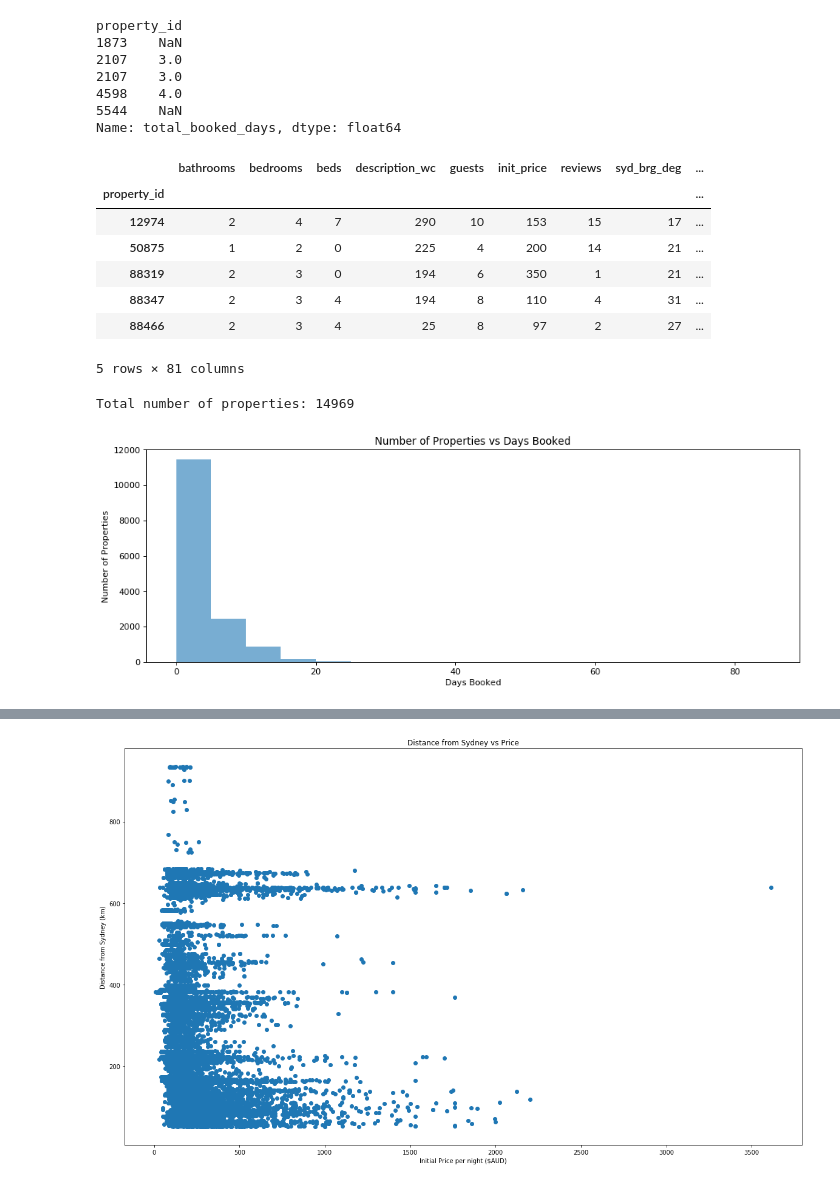
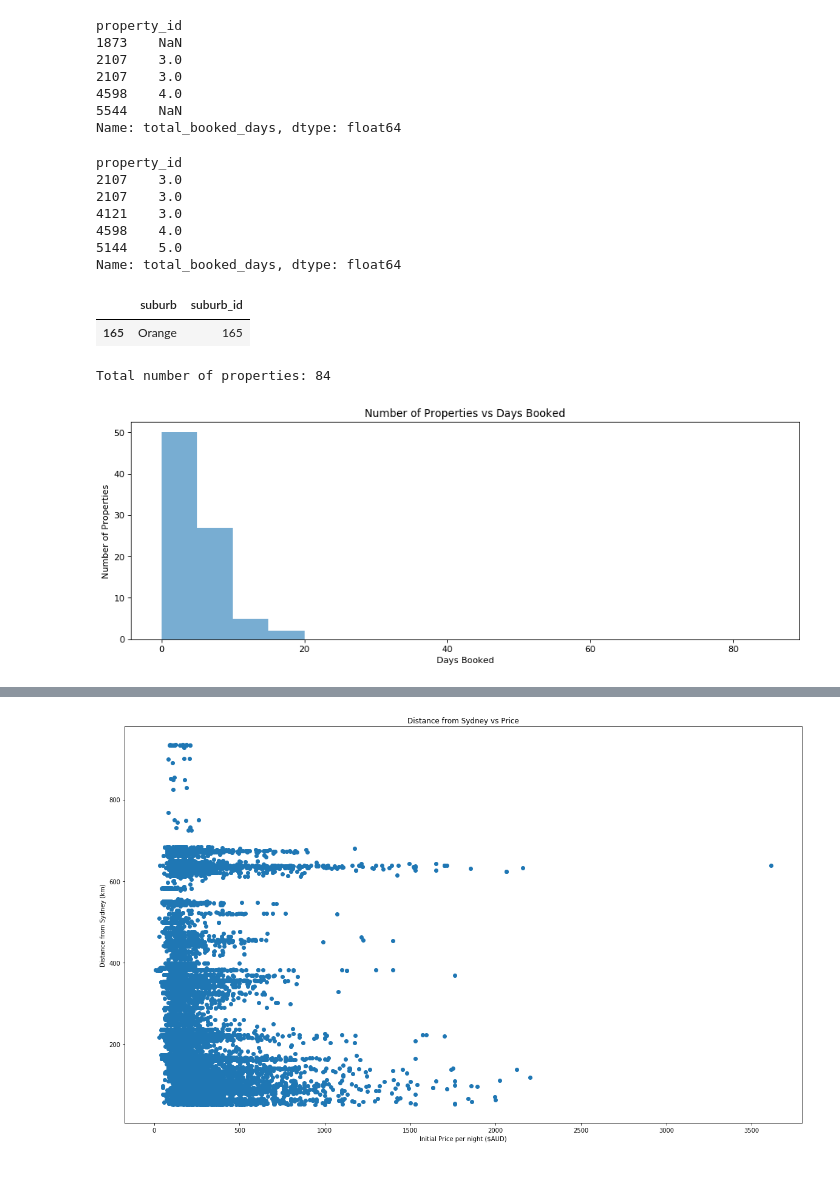
Before and after one commit to Mitoflyboy/scraping, a Jupyter notebook: stayz_analysis/Stayz_Analysis.ipynb, the cells around one changed output, grey strips where cells are left out. Saved outputs shown, nothing was run; the diff lists cells and outputs as text; code cells hidden in the pictures.

```diff
--- a/stayz_analysis/Stayz_Analysis.ipynb
+++ b/stayz_analysis/Stayz_Analysis.ipynb
@@ -560,19 +569,18 @@ full_dataset = full_dataset_6
 
 # Can we use a random forest, with the 'total_booked_days' as the result column?
 # %%
-prop_bookings = full_dataset[full_dataset['days_booked_bucket'] > 0]
+prop_bookings = full_dataset[full_dataset['total_booked_days'] > 0]
 
 
-prop_bookings.head()
+prop_bookings['total_booked_days'].head()
 # %% [output]
-|  | bathrooms | bedrooms | beds | description_wc | guests | init_price | reviews | syd_brg_deg | ... |
-| property_id |  |  |  |  |  |  |  |  | ... |
-| 12974 | 2 | 4 | 7 | 290 | 10 | 153 | 15 | 17 | ... |
-| 50875 | 1 | 2 | 0 | 225 | 4 | 200 | 14 | 21 | ... |
-| 88319 | 2 | 3 | 0 | 194 | 6 | 350 | 1 | 21 | ... |
-| 88347 | 2 | 3 | 4 | 194 | 8 | 110 | 4 | 31 | ... |
-| 88466 | 2 | 3 | 4 | 25 | 8 | 97 | 2 | 27 | ... |
-5 rows × 81 columns
+property_id
+2107    3.0
+2107    3.0
+4121    3.0
+4598    4.0
+5144    5.0
+Name: total_booked_days, dtype: float64
 # %%
 # Write out the full dataset
 
@@ -583,6 +591,14 @@ fh = open('/Users/taj/GitHub/scraping/stayz/WebData/nsw_fulldata/stayz_nsw_fulld
 fh.write(csv_out)
 
 fh.close()
+# %%
+# Find which suburb is Orange
+org = suburb_1[suburb_1['suburb'] == 'Orange']
+
+org
+# %% [output]
+|  | suburb | suburb_id |
+| 165 | Orange | 165 |
 # %%
 # Histogram of how many properties get bookings
 
@@ -598,7 +614,7 @@ ax.set(title='Number of Properties vs Days Booked'
 
 
 # Get the initial price
-x = full_dataset['total_booked_days']
+x = full_dataset[full_dataset['suburb_id'] == 165]['total_booked_days']
 
 #x = full_dataset['total_booked_days']
 
@@ -613,8 +629,8 @@ ax.hist(x, bins=bin_values, alpha=.6) # alpha for transparency
 
 plt.show()
 # %% [output]
-Total number of properties: 14969
+Total number of properties: 84
-[figure, old version]
+[figure, new version]
 # %%
 # Plot the bookings vs the initial price
 
```
Also changed, not shown: parts of 4 cells of this notebook, 1 other file.
